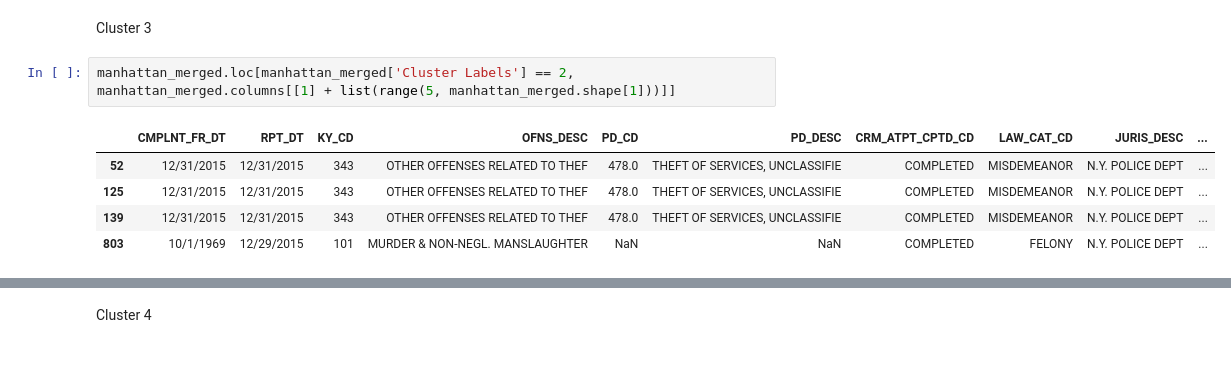
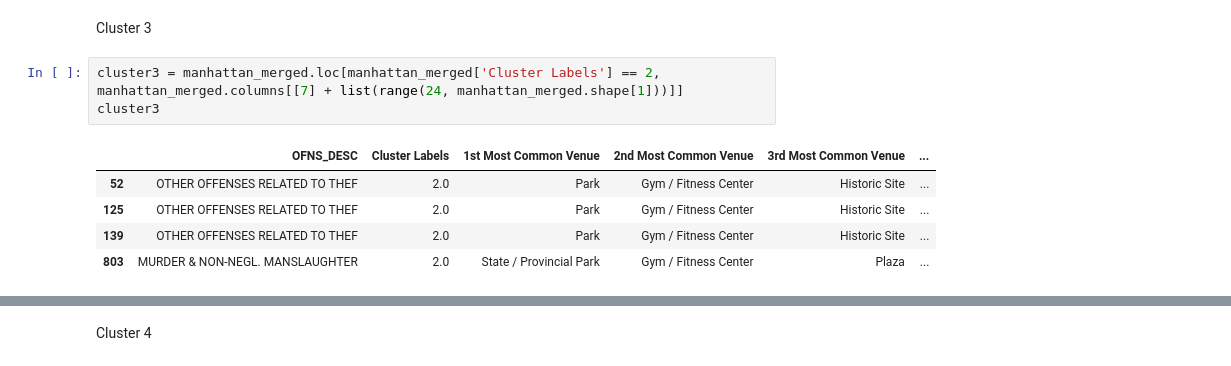
Before and after one commit to DocBrown85/AppliedDataScienceCapstone, a Jupyter notebook: Manhattan_Crimes_Clustering.ipynb, the cells around one changed output, grey strips where cells are left out. Cells and saved outputs as stored; diff of their text form.

```diff
--- a/Manhattan_Crimes_Clustering.ipynb
+++ b/Manhattan_Crimes_Clustering.ipynb
@@ -427,10 +455,11 @@ manhattan_merged.loc[manhattan_merged['Cluster Labels'] == 1, manhattan_merged.c
 # %% [markdown]
 Cluster 3
 # %%
-manhattan_merged.loc[manhattan_merged['Cluster Labels'] == 2, manhattan_merged.columns[[1] + list(range(5, manhattan_merged.shape[1]))]]
+cluster3 = manhattan_merged.loc[manhattan_merged['Cluster Labels'] == 2, manhattan_merged.columns[[7] + list(range(24, manhattan_merged.shape[1]))]]
+cluster3
 # %% [output]
-|  | CMPLNT_FR_DT | RPT_DT | KY_CD | OFNS_DESC | PD_CD | PD_DESC | CRM_ATPT_CPTD_CD | LAW_CAT_CD | JURIS_DESC | ... |
-| 52 | 12/31/2015 | 12/31/2015 | 343 | OTHER OFFENSES RELATED TO THEF | 478.0 | THEFT OF SERVICES, UNCLASSIFIE | COMPLETED | MISDEMEANOR | N.Y. POLICE DEPT | ... |
-| 125 | 12/31/2015 | 12/31/2015 | 343 | OTHER OFFENSES RELATED TO THEF | 478.0 | THEFT OF SERVICES, UNCLASSIFIE | COMPLETED | MISDEMEANOR | N.Y. POLICE DEPT | ... |
-| 139 | 12/31/2015 | 12/31/2015 | 343 | OTHER OFFENSES RELATED TO THEF | 478.0 | THEFT OF SERVICES, UNCLASSIFIE | COMPLETED | MISDEMEANOR | N.Y. POLICE DEPT | ... |
-| 803 | 10/1/1969 | 12/29/2015 | 101 | MURDER & NON-NEGL. MANSLAUGHTER | NaN | NaN | COMPLETED | FELONY | N.Y. POLICE DEPT | ... |
+|  | OFNS_DESC | Cluster Labels | 1st Most Common Venue | 2nd Most Common Venue | 3rd Most Common Venue | ... |
+| 52 | OTHER OFFENSES RELATED TO THEF | 2.0 | Park | Gym / Fitness Center | Historic Site | ... |
+| 125 | OTHER OFFENSES RELATED TO THEF | 2.0 | Park | Gym / Fitness Center | Historic Site | ... |
+| 139 | OTHER OFFENSES RELATED TO THEF | 2.0 | Park | Gym / Fitness Center | Historic Site | ... |
+| 803 | MURDER & NON-NEGL. MANSLAUGHTER | 2.0 | State / Provincial Park | Gym / Fitness Center | Plaza | ... |
```
Also changed, not shown: parts of 12 cells of this notebook.
